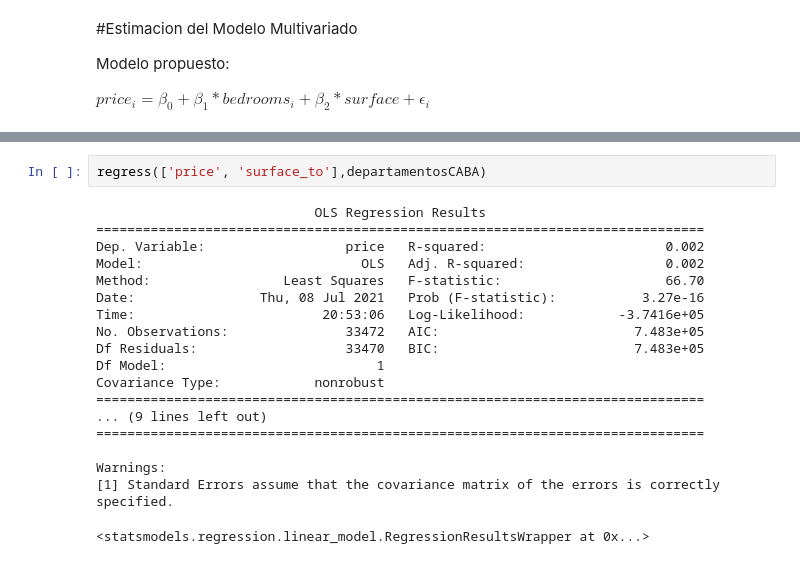
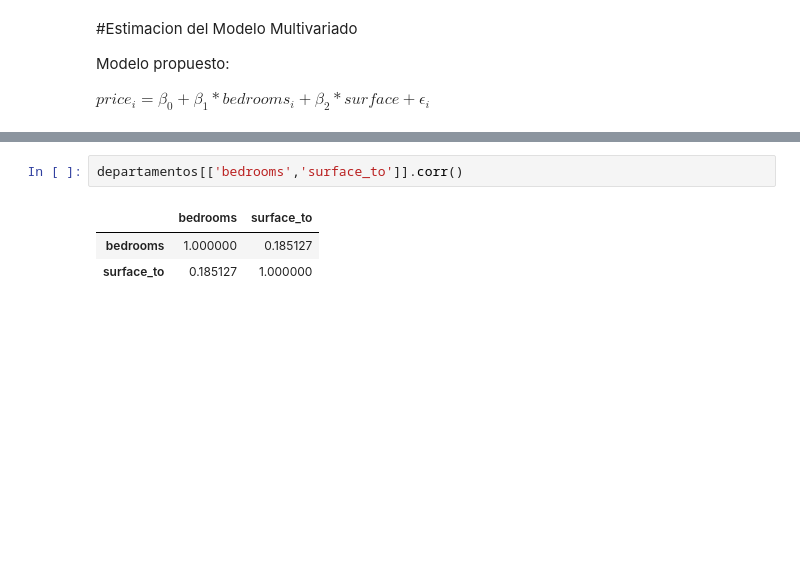
Before and after one commit to rpasquini/metodos_cuantitativos_2021, a Jupyter notebook: OLS_3_Transformaciones_Dummies_RegMultiple.ipynb, the cells around one changed output, grey strips where cells are left out. Cells and saved outputs as stored; diff of their text form; blank space fills up the shorter version.

```diff
--- a/OLS_3_Transformaciones_Dummies_RegMultiple.ipynb
+++ b/OLS_3_Transformaciones_Dummies_RegMultiple.ipynb
@@ -428,24 +540,9 @@ Covariance Type:            nonrobust
 Warnings:
 [1] Standard Errors assume that the covariance matrix of the errors is correctly specified.
 <statsmodels.regression.linear_model.RegressionResultsWrapper at 0x...>
-# %%
-regress(['price', 'surface_to'],departamentosCABA)
-# %% [output]
-                            OLS Regression Results
-==============================================================================
-Dep. Variable:                  price   R-squared:                       0.002
-Model:                            OLS   Adj. R-squared:                  0.002
-Method:                 Least Squares   F-statistic:                     66.70
-Date:                Thu, 08 Jul 2021   Prob (F-statistic):           3.27e-16
-Time:                        20:53:06   Log-Likelihood:            -3.7416e+05
-No. Observations:               33472   AIC:                         7.483e+05
-Df Residuals:                   33470   BIC:                         7.483e+05
-Df Model:                           1
-Covariance Type:            nonrobust
-==============================================================================
-... (9 lines left out)
-==============================================================================
-
-Warnings:
-[1] Standard Errors assume that the covariance matrix of the errors is correctly specified.
-<statsmodels.regression.linear_model.RegressionResultsWrapper at 0x...>
+# %%
+departamentos[['bedrooms','surface_to']].corr()
+# %% [output]
+|  | bedrooms | surface_to |
+| bedrooms | 1.000000 | 0.185127 |
+| surface_to | 0.185127 | 1.000000 |
```
Also changed, not shown: parts of 20 cells of this notebook.
